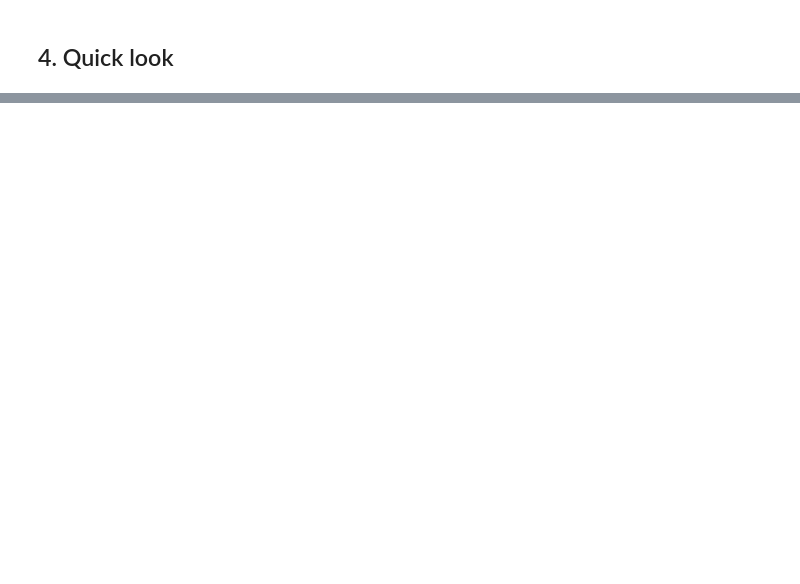
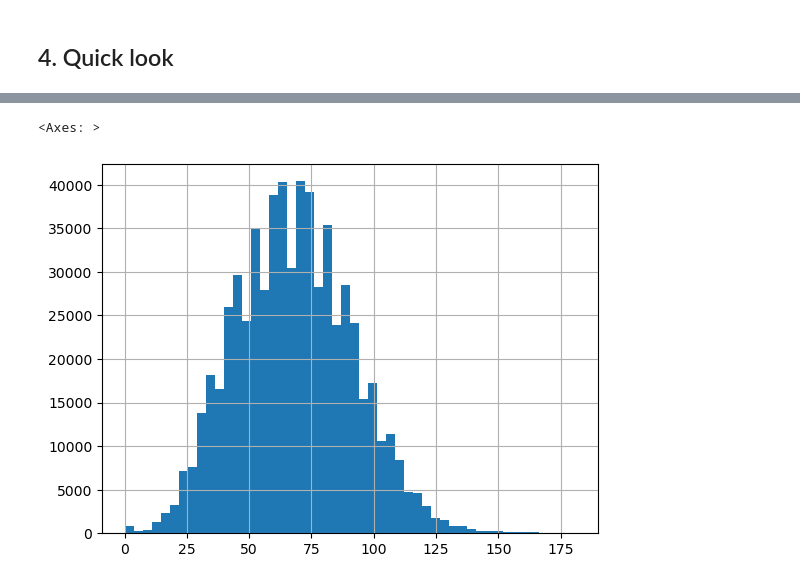
Before and after one commit to gregerhardt/rh_pricing, a Jupyter notebook: skims/Make Skims.ipynb, the cells around one changed output, grey strips where cells are left out. Drawn from its saved outputs; the diff is of its cells as text; code cells hidden in the pictures; blank space fills up the shorter version.

Commit message:
Add checks and clean up to making transit skims.

```diff
--- a/skims/Make Skims.ipynb
+++ b/skims/Make Skims.ipynb
@@ -94,7 +102,9 @@ def compute_period(name, start_time, window):
     departure = datetime.datetime.combine(SERVICE_DATE, start_time)
     print(f"[{name}] departure {departure}, window {window} ...")
 
-    computer = TravelTimeMatrixComputer(
+    # r5py 1.x: TravelTimeMatrix computes on construction and *is* the result
+    # GeoDataFrame (the old TravelTimeMatrixComputer + .compute_travel_times() is gone).
+    skim = TravelTimeMatrix(
         transport_network,
         origins=origins,
         destinations=points,
@@ -103,8 +113,7 @@ def compute_period(name, start_time, window):
         max_time=MAX_TIME,
         transport_modes=[TransportMode.TRANSIT, TransportMode.WALK],
         snap_to_network=True,
-    )
-    skim = computer.compute_travel_times().rename(columns={"travel_time": "travel_time_min"})
+    ).rename(columns={"travel_time": "travel_time_min"})
 
     out_path = f"{OUT_DIR}/transit_skim_{name}.parquet"
     skim.to_parquet(out_path, index=False)
@@ -122,0 +217,5 @@ am.head()
+# %%
+skims['am_peak']['travel_time_min'].hist(bins=50)
+# %% [output]
+<Axes: >
+[figure, added]
```
Also changed, not shown: parts of 18 cells of this notebook, 1 other file.
